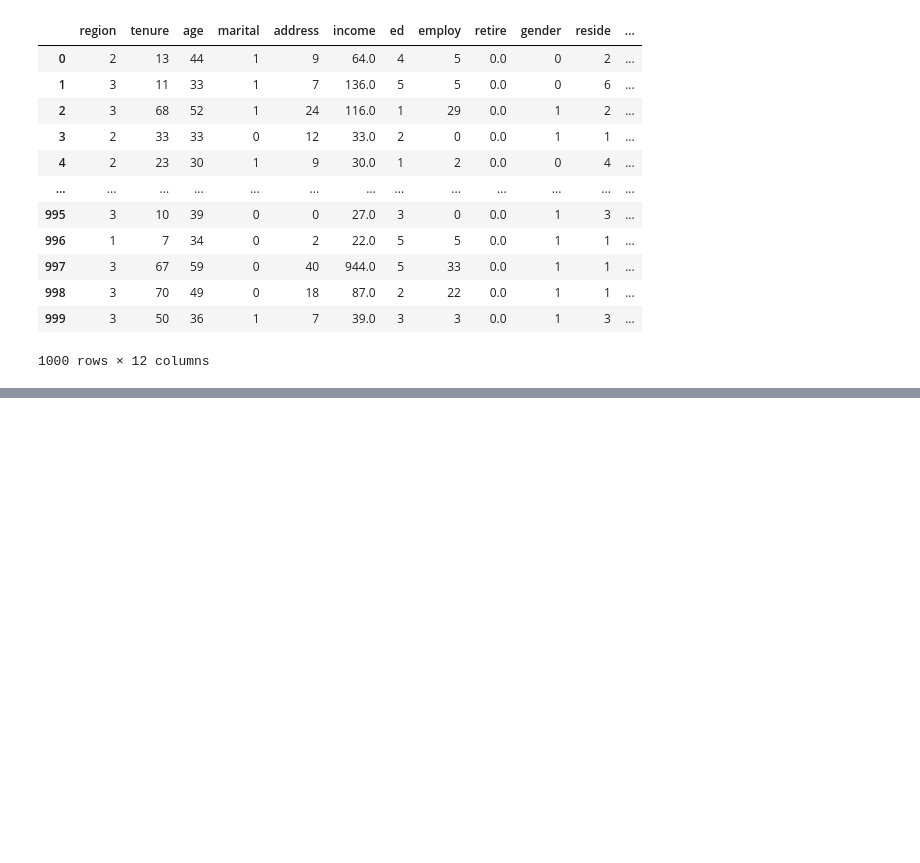
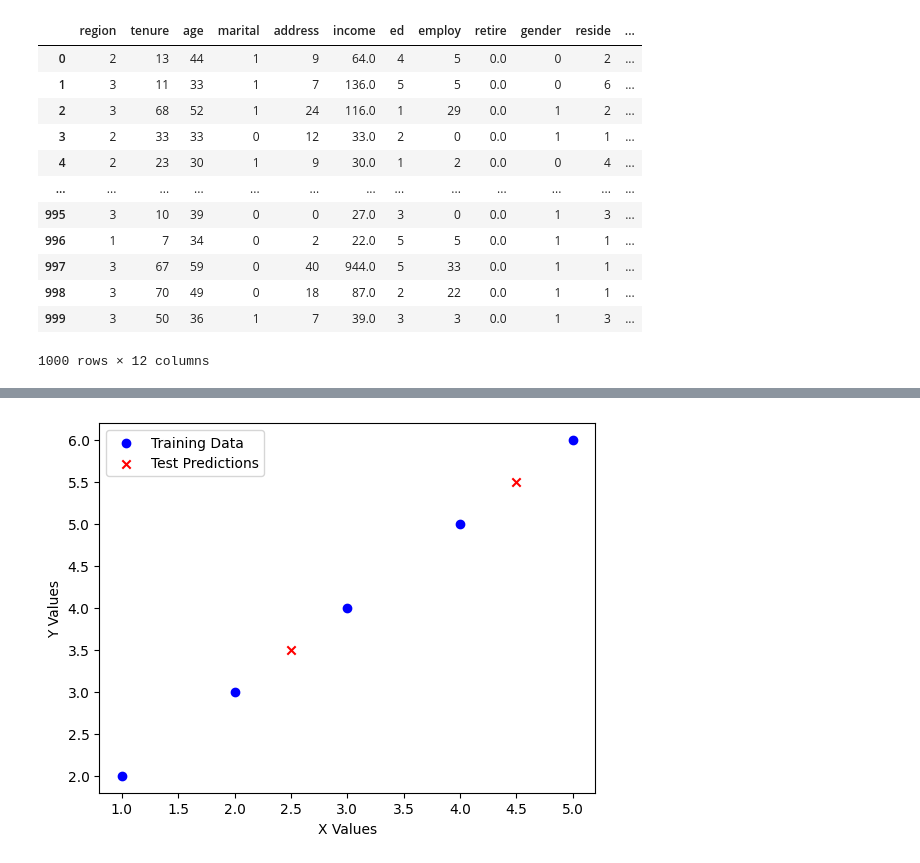
Before and after one commit to Packetouille/machine-learning-research, a Jupyter notebook: k-nearest-neighbors/K_Nearest_Neighbor.ipynb, the cells around one changed output, grey strips where cells are left out. Saved outputs shown, nothing was run; the diff lists cells and outputs as text; code cells hidden in the pictures; blank space fills up the shorter version.

```diff
--- a/k-nearest-neighbors/K_Nearest_Neighbor.ipynb
+++ b/k-nearest-neighbors/K_Nearest_Neighbor.ipynb
@@ -39,0 +116,40 @@ df.head()
+# %%
+import numpy as np
+import matplotlib.pyplot as plt
+
+# Sample data for illustration
+X_train = np.array([[1, 2], [2, 3], [3, 4], [4, 5], [5, 6]])
+y_train = np.array([2, 3, 4, 5, 6])
+X_test = np.array([[2.5, 3.5], [4.5, 5.5]])
+
+# KNN regression
+k = 2
+
+# Make predictions for the test data
+predictions = []
+for x_test in X_test:
+    # Calculate distances between x_test and all data points in X_train
+    distances = [np.linalg.norm(x_test - x_train) for x_train in X_train]
+
+    # Sort data points by distance and get the indices of the K nearest neighbors
+    k_indices = np.argsort(distances)[:k]
+
+    # Get the target values of the K nearest neighbors
+    k_nearest_neighbors = [y_train[i] for i in k_indices]
+
+    # Calculate the regression prediction as the mean of the target values of the K neighbors
+    prediction = np.mean(k_nearest_neighbors)
+    predictions.append(prediction)
+
+# Plot the training data points
+plt.scatter(X_train[:, 0], y_train, label="Training Data", color="blue")
+
+# Plot the test data points and their predictions
+plt.scatter(X_test[:, 0], predictions, label="Test Predictions", color="red", marker="x")
+
+plt.xlabel("X Values")
+plt.ylabel("Y Values")
+plt.legend()
+plt.show()
+# %% [output]
+[figure, added]
```
Also changed, not shown: parts of 5 cells of this notebook.
